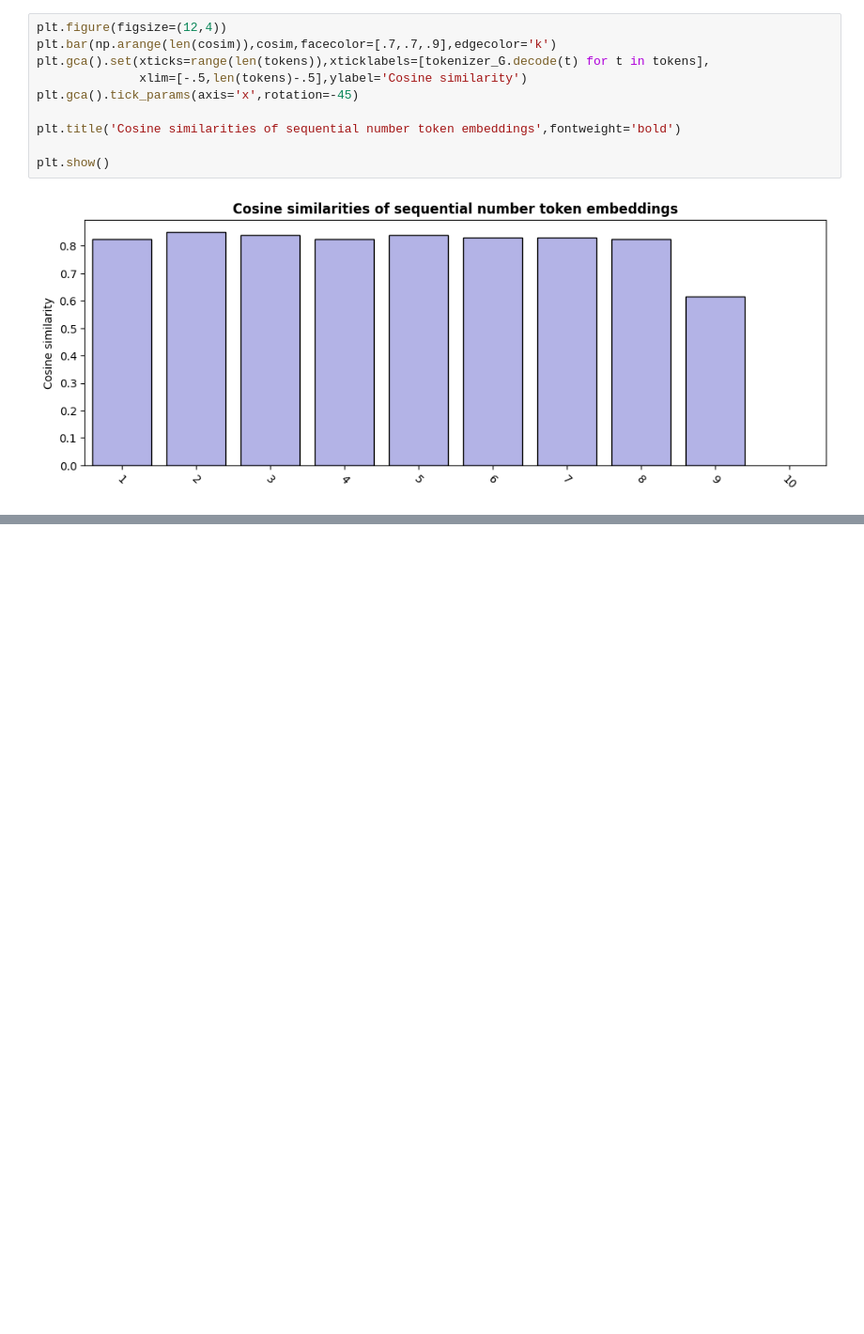
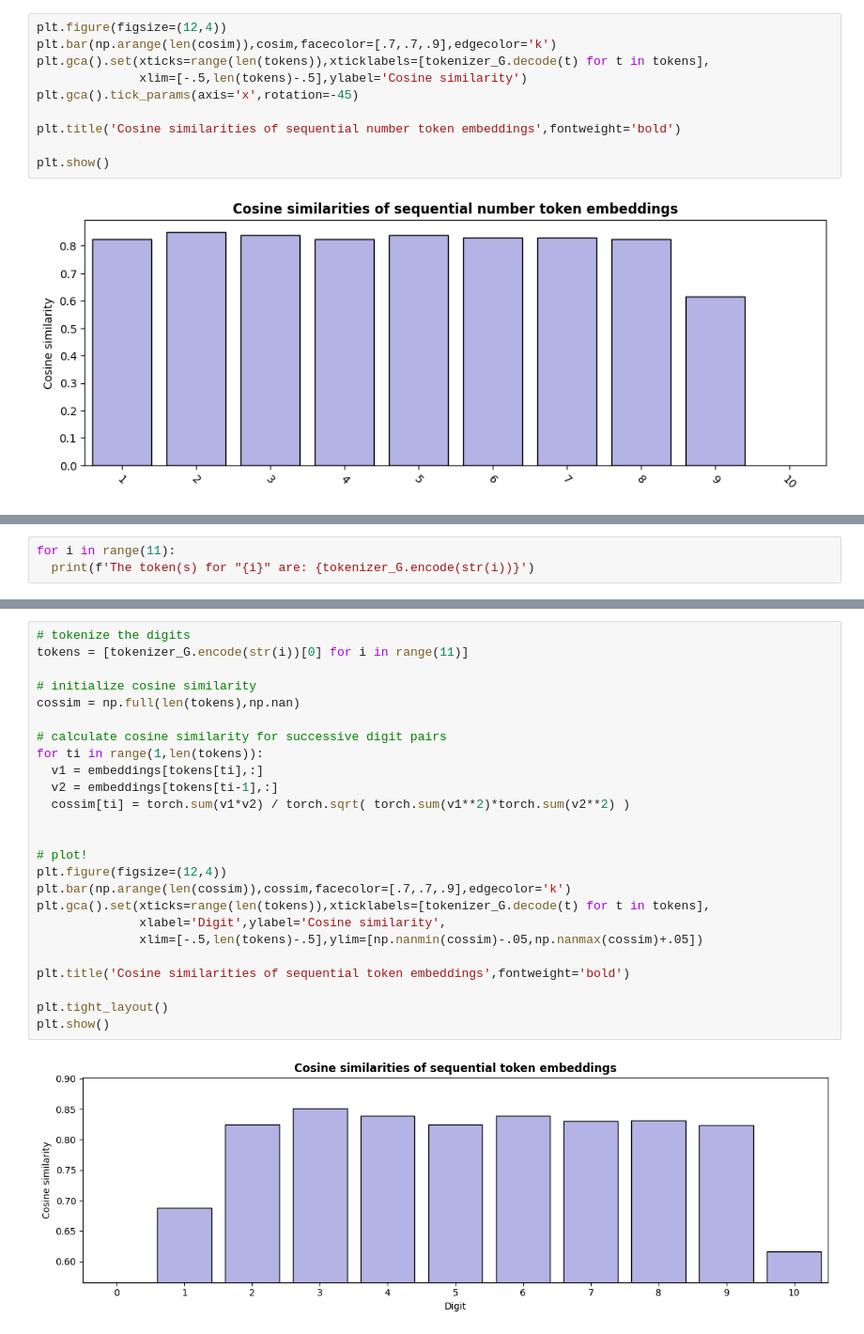
Before and after one commit to Saransh-Basu-01/50-Ml-Projects-to-understand-LLMs, a Jupyter notebook: Project_10_Sequential_Number_Cosine_Similarity.ipynb, the cells around one changed output, grey strips where cells are left out. Shown at 94% size. Drawn from its saved outputs; the diff is of its cells as text; blank space fills up the shorter version.

```diff
--- a/Project_10_Sequential_Number_Cosine_Similarity.ipynb
+++ b/Project_10_Sequential_Number_Cosine_Similarity.ipynb
@@ -196,0 +199,3 @@ plt.show()
+# %%
+for i in range(11):
+  print(f'The token(s) for "{i}" are: {tokenizer_G.encode(str(i))}')
@@ -196,0 +214,27 @@ plt.show()
+# %%
+# tokenize the digits
+tokens = [tokenizer_G.encode(str(i))[0] for i in range(11)]
+
+# initialize cosine similarity
+cossim = np.full(len(tokens),np.nan)
+
+# calculate cosine similarity for successive digit pairs
+for ti in range(1,len(tokens)):
+  v1 = embeddings[tokens[ti],:]
+  v2 = embeddings[tokens[ti-1],:]
+  cossim[ti] = torch.sum(v1*v2) / torch.sqrt( torch.sum(v1**2)*torch.sum(v2**2) )
+
+
+# plot!
+plt.figure(figsize=(12,4))
+plt.bar(np.arange(len(cossim)),cossim,facecolor=[.7,.7,.9],edgecolor='k')
+plt.gca().set(xticks=range(len(tokens)),xticklabels=[tokenizer_G.decode(t) for t in tokens],
+              xlabel='Digit',ylabel='Cosine similarity',
+              xlim=[-.5,len(tokens)-.5],ylim=[np.nanmin(cossim)-.05,np.nanmax(cossim)+.05])
+
+plt.title('Cosine similarities of sequential token embeddings',fontweight='bold')
+
+plt.tight_layout()
+plt.show()
+# %% [output]
+[figure, added]
```
Also changed, not shown: parts of 2 cells of this notebook.
